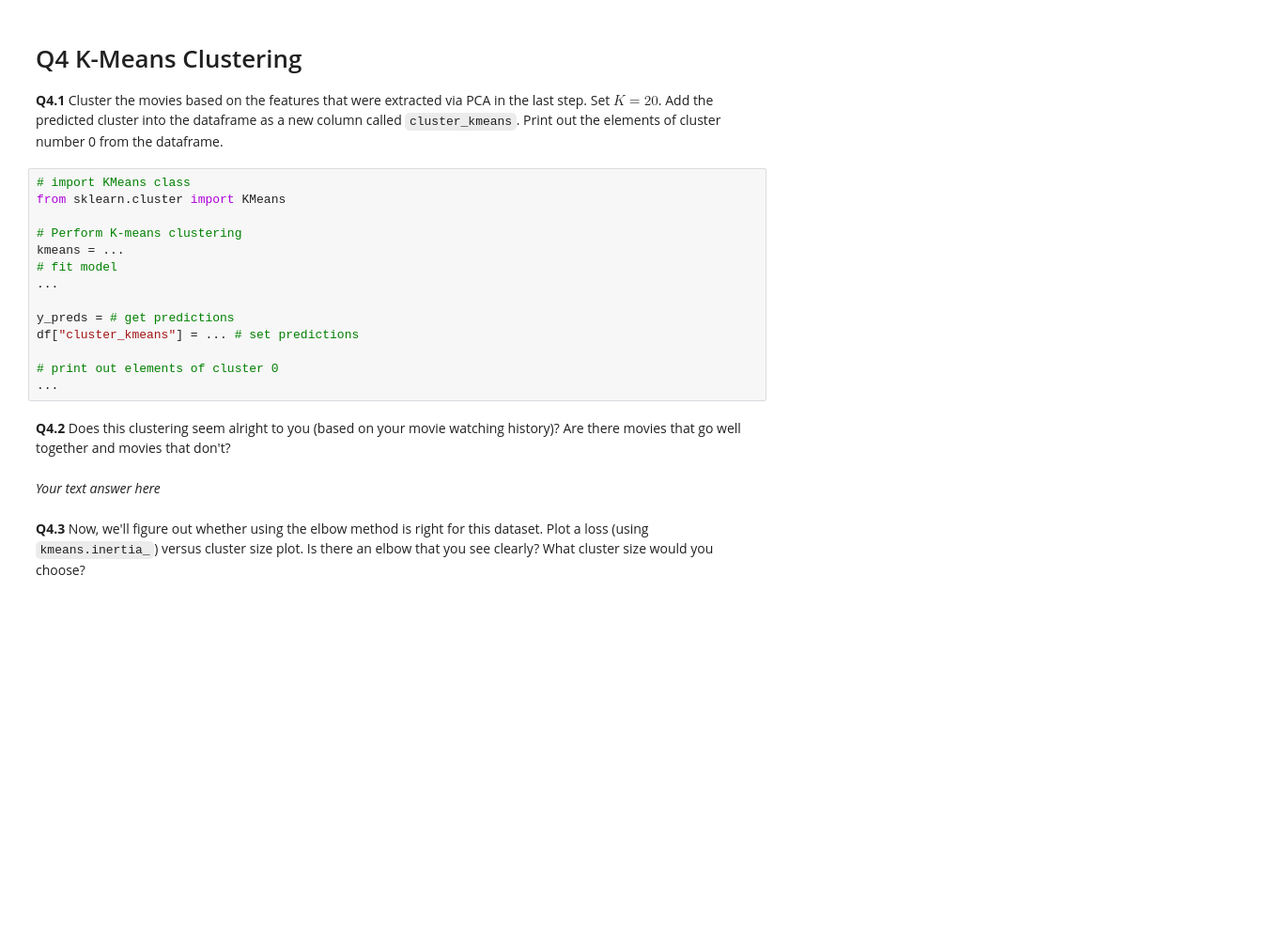
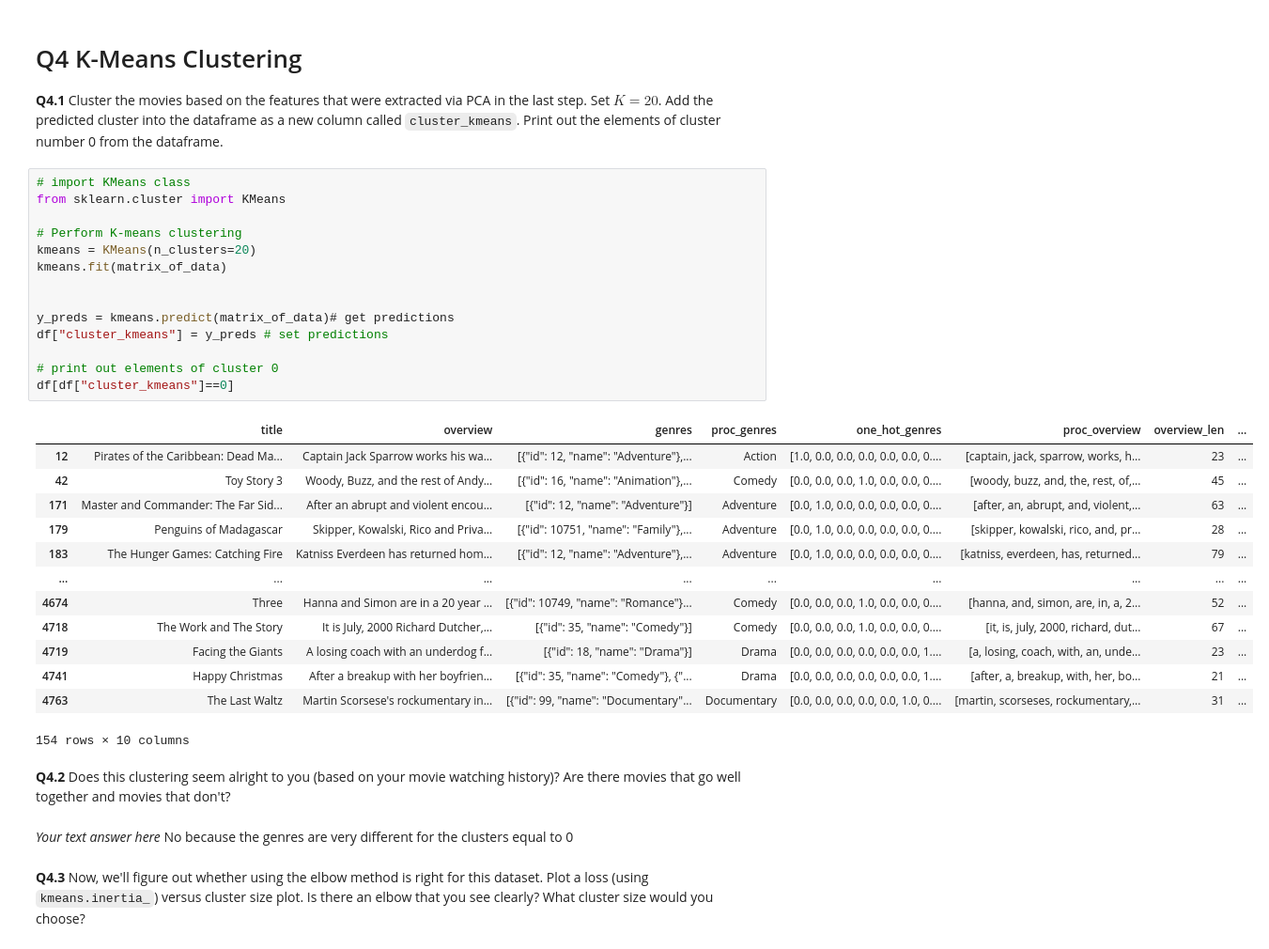
Before and after one commit to celinamadaschi/TMDL2024-, a Jupyter notebook: Week 3/Assignment 3 - Empty.ipynb, the cells around one changed output. Shown: that part at 94% size. Saved outputs shown, nothing was run; the diff lists cells and outputs as text; blank space fills up the shorter version.

```diff
--- a/Week 3/Assignment 3 - Empty.ipynb
+++ b/Week 3/Assignment 3 - Empty.ipynb
@@ -367,21 +367,36 @@ df["overview_pca"] = ...
 # %%
 # import KMeans class
 from sklearn.cluster import KMeans
 
 # Perform K-means clustering
-kmeans = ...
-# fit model
-...
+kmeans = KMeans(n_clusters=20)
+kmeans.fit(matrix_of_data)
 
-y_preds = # get predictions
-df["cluster_kmeans"] = ... # set predictions
+
+y_preds = kmeans.predict(matrix_of_data)# get predictions
+df["cluster_kmeans"] = y_preds # set predictions
 
 # print out elements of cluster 0
-...
+df[df["cluster_kmeans"]==0]
+# %% [output]
+|  | title | overview | genres | proc_genres | one_hot_genres | proc_overview | overview_len | ... |
+| 12 | Pirates of the Caribbean: Dead Ma... | Captain Jack Sparrow works his wa... | [{"id": 12, "name": "Adventure"},... | Action | [1.0, 0.0, 0.0, 0.0, 0.0, 0.0, 0.... | [captain, jack, sparrow, works, h... | 23 | ... |
+| 42 | Toy Story 3 | Woody, Buzz, and the rest of Andy... | [{"id": 16, "name": "Animation"},... | Comedy | [0.0, 0.0, 0.0, 1.0, 0.0, 0.0, 0.... | [woody, buzz, and, the, rest, of,... | 45 | ... |
+| 171 | Master and Commander: The Far Sid... | After an abrupt and violent encou... | [{"id": 12, "name": "Adventure"}] | Adventure | [0.0, 1.0, 0.0, 0.0, 0.0, 0.0, 0.... | [after, an, abrupt, and, violent,... | 63 | ... |
+| 179 | Penguins of Madagascar | Skipper, Kowalski, Rico and Priva... | [{"id": 10751, "name": "Family"},... | Adventure | [0.0, 1.0, 0.0, 0.0, 0.0, 0.0, 0.... | [skipper, kowalski, rico, and, pr... | 28 | ... |
+| 183 | The Hunger Games: Catching Fire | Katniss Everdeen has returned hom... | [{"id": 12, "name": "Adventure"},... | Adventure | [0.0, 1.0, 0.0, 0.0, 0.0, 0.0, 0.... | [katniss, everdeen, has, returned... | 79 | ... |
+| ... | ... | ... | ... | ... | ... | ... | ... | ... |
+| 4674 | Three | Hanna and Simon are in a 20 year ... | [{"id": 10749, "name": "Romance"}... | Comedy | [0.0, 0.0, 0.0, 1.0, 0.0, 0.0, 0.... | [hanna, and, simon, are, in, a, 2... | 52 | ... |
+| 4718 | The Work and The Story | It is July, 2000 Richard Dutcher,... | [{"id": 35, "name": "Comedy"}] | Comedy | [0.0, 0.0, 0.0, 1.0, 0.0, 0.0, 0.... | [it, is, july, 2000, richard, dut... | 67 | ... |
+| 4719 | Facing the Giants | A losing coach with an underdog f... | [{"id": 18, "name": "Drama"}] | Drama | [0.0, 0.0, 0.0, 0.0, 0.0, 0.0, 1.... | [a, losing, coach, with, an, unde... | 23 | ... |
+| 4741 | Happy Christmas | After a breakup with her boyfrien... | [{"id": 35, "name": "Comedy"}, {"... | Drama | [0.0, 0.0, 0.0, 0.0, 0.0, 0.0, 1.... | [after, a, breakup, with, her, bo... | 21 | ... |
+| 4763 | The Last Waltz | Martin Scorsese's rockumentary in... | [{"id": 99, "name": "Documentary"... | Documentary | [0.0, 0.0, 0.0, 0.0, 0.0, 1.0, 0.... | [martin, scorseses, rockumentary,... | 31 | ... |
+154 rows × 10 columns
 # %% [markdown]
 **Q4.2** Does this clustering seem alright to you (based on your movie watching history)? Are there movies that go well together and movies that don't?
 # %% [markdown]
 *Your text answer here*
+No because the genres are very different for the clusters equal to 0
 # %% [markdown]
 **Q4.3** Now, we'll figure out whether using the elbow method is right for this dataset. Plot a loss (using `kmeans.inertia_`) versus cluster size plot. Is there an elbow that you see clearly? What cluster size would you choose?
 # %% [markdown]
```
Also changed, not shown: parts of 8 cells of this notebook.
